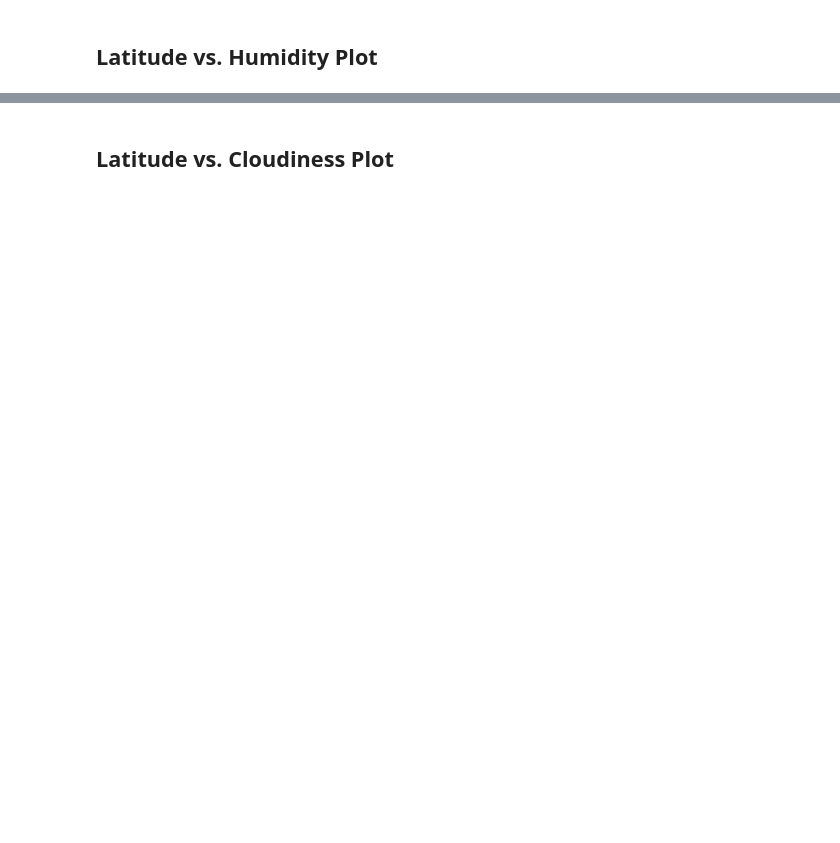
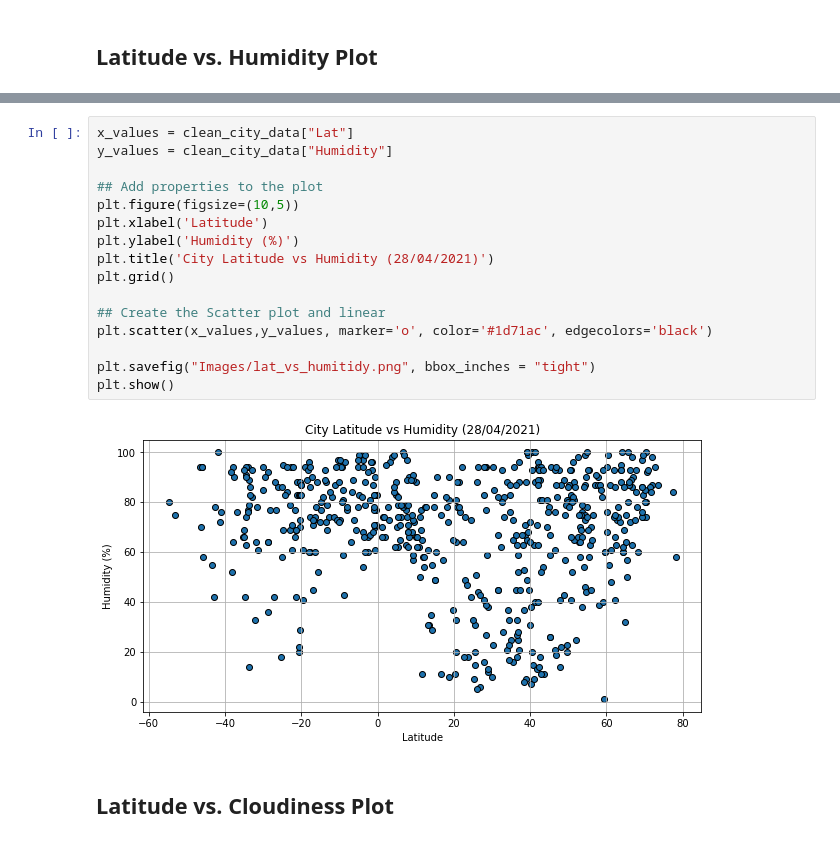
Before and after one commit to leoipn/python-api-challenge, a Jupyter notebook: starter_code/WeatherPy.ipynb, the cells around one changed output, grey strips where cells are left out. Drawn from its saved outputs; the diff is of its cells as text; blank space fills up the shorter version.

```diff
--- a/starter_code/WeatherPy.ipynb
+++ b/starter_code/WeatherPy.ipynb
@@ -141,2 +234,20 @@ Int64Index([], dtype='int64')
+# %%
+x_values = clean_city_data["Lat"]
+y_values = clean_city_data["Humidity"]
+
+## Add properties to the plot
+plt.figure(figsize=(10,5))
+plt.xlabel('Latitude')
+plt.ylabel('Humidity (%)')
+plt.title('City Latitude vs Humidity (28/04/2021)')
+plt.grid()
+
+## Create the Scatter plot and linear
+plt.scatter(x_values,y_values, marker='o', color='#1d71ac', edgecolors='black')
+
+plt.savefig("Images/lat_vs_humitidy.png", bbox_inches = "tight")
+plt.show()
+# %% [output]
+[figure, added]
 # %% [markdown]
 ## Latitude vs. Cloudiness Plot
```
Also changed, not shown: parts of 45 cells of this notebook, 1 other file.
